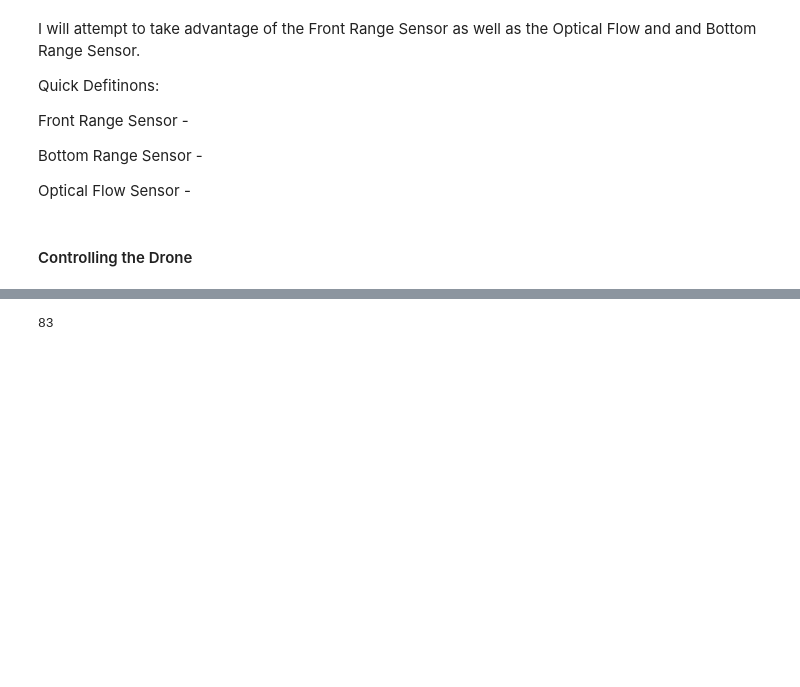
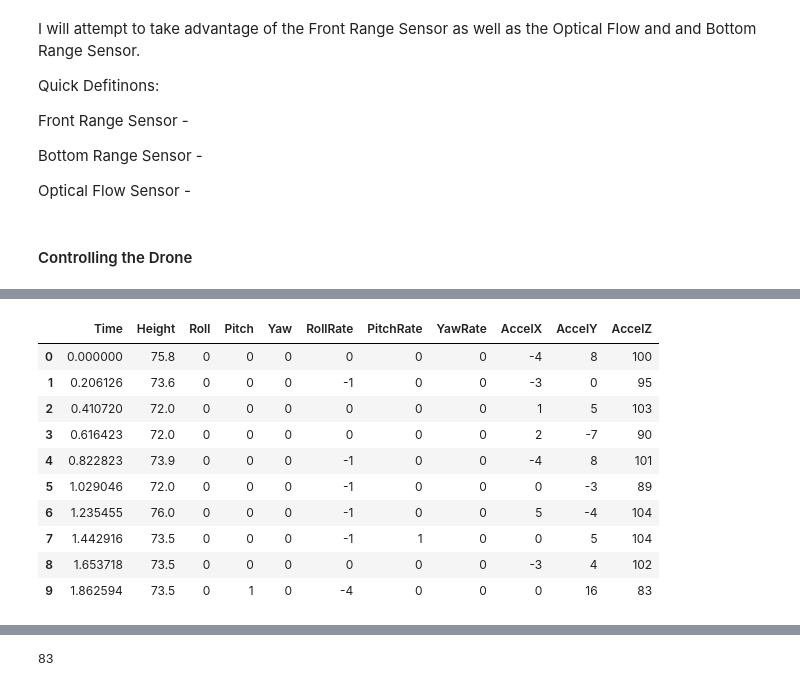
Before and after one commit to seanisthegood/drone_program, a Jupyter notebook: Drone_Research.ipynb, the cells around one changed output, grey strips where cells are left out. Cells and saved outputs as stored; diff of their text form; code cells hidden in the pictures; blank space fills up the shorter version.

```diff
--- a/Drone_Research.ipynb
+++ b/Drone_Research.ipynb
@@ -68,0 +289,14 @@ KeyboardInterrupt:
+# %%
+df.head(10)
+# %% [output]
+|  | Time | Height | Roll | Pitch | Yaw | RollRate | PitchRate | YawRate | AccelX | AccelY | AccelZ |
+| 0 | 0.000000 | 75.8 | 0 | 0 | 0 | 0 | 0 | 0 | -4 | 8 | 100 |
+| 1 | 0.206126 | 73.6 | 0 | 0 | 0 | -1 | 0 | 0 | -3 | 0 | 95 |
+| 2 | 0.410720 | 72.0 | 0 | 0 | 0 | 0 | 0 | 0 | 1 | 5 | 103 |
+| 3 | 0.616423 | 72.0 | 0 | 0 | 0 | 0 | 0 | 0 | 2 | -7 | 90 |
+| 4 | 0.822823 | 73.9 | 0 | 0 | 0 | -1 | 0 | 0 | -4 | 8 | 101 |
+| 5 | 1.029046 | 72.0 | 0 | 0 | 0 | -1 | 0 | 0 | 0 | -3 | 89 |
+| 6 | 1.235455 | 76.0 | 0 | 0 | 0 | -1 | 0 | 0 | 5 | -4 | 104 |
+| 7 | 1.442916 | 73.5 | 0 | 0 | 0 | -1 | 1 | 0 | 0 | 5 | 104 |
+| 8 | 1.653718 | 73.5 | 0 | 0 | 0 | 0 | 0 | 0 | -3 | 4 | 102 |
+| 9 | 1.862594 | 73.5 | 0 | 1 | 0 | -4 | 0 | 0 | 0 | 16 | 83 |
```
Also changed, not shown: parts of 47 cells of this notebook.
